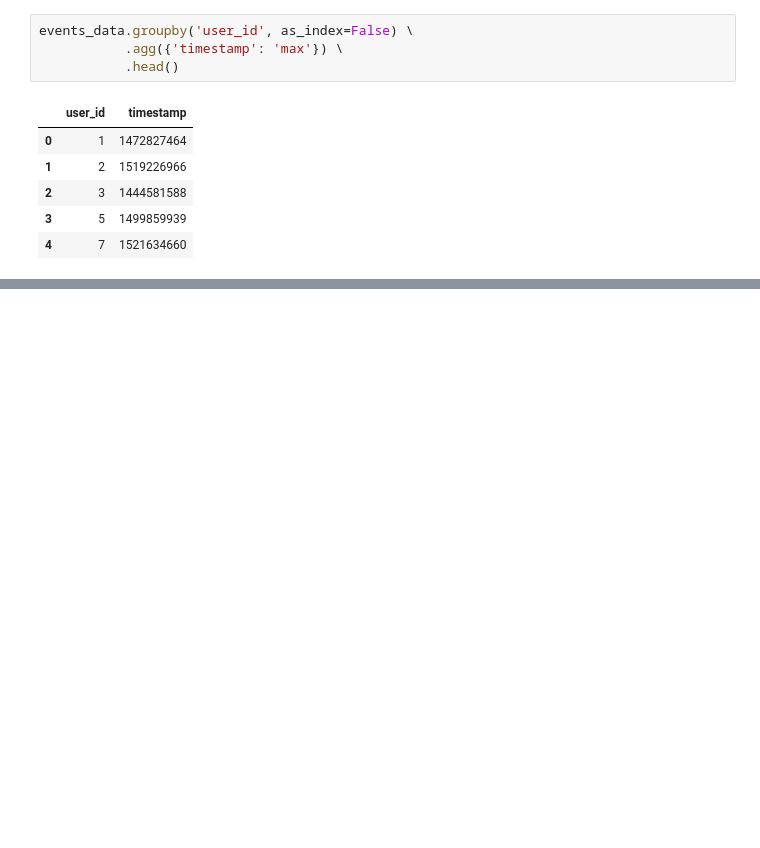
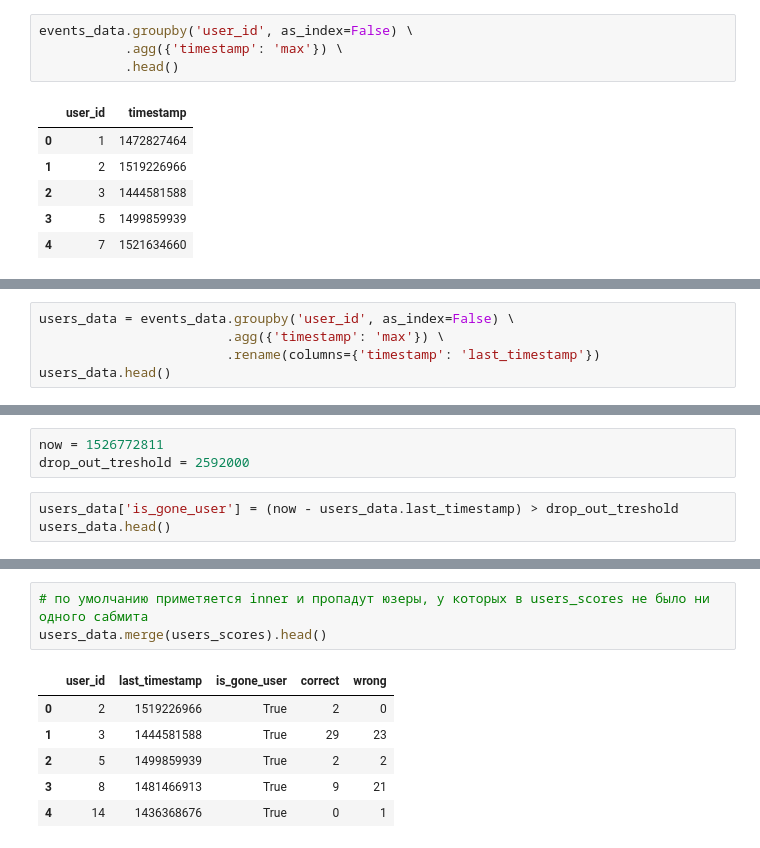
Before and after one commit to MinyaevAndrey/ML-Stepik, a Jupyter notebook: ML_Stepik1.ipynb, the cells around one changed output, grey strips where cells are left out. Drawn from its saved outputs; the diff is of its cells as text; blank space fills up the shorter version.

```diff
--- a/ML_Stepik1.ipynb
+++ b/ML_Stepik1.ipynb
@@ -426,0 +432,5 @@ events_data.groupby('user_id', as_index=False) \
+# %%
+users_data = events_data.groupby('user_id', as_index=False) \
+                        .agg({'timestamp': 'max'}) \
+                        .rename(columns={'timestamp': 'last_timestamp'})
+users_data.head()
@@ -426,0 +444,6 @@ events_data.groupby('user_id', as_index=False) \
+# %%
+now = 1526772811
+drop_out_treshold = 2592000
+# %%
+users_data['is_gone_user'] = (now - users_data.last_timestamp) > drop_out_treshold
+users_data.head()
@@ -426,0 +466,10 @@ events_data.groupby('user_id', as_index=False) \
+# %%
+# по умолчанию приметяется inner и пропадут юзеры, у которых в users_scores не было ни одного сабмита
+users_data.merge(users_scores).head()
+# %% [output]
+|  | user_id | last_timestamp | is_gone_user | correct | wrong |
+| 0 | 2 | 1519226966 | True | 2 | 0 |
+| 1 | 3 | 1444581588 | True | 29 | 23 |
+| 2 | 5 | 1499859939 | True | 2 | 2 |
+| 3 | 8 | 1481466913 | True | 9 | 21 |
+| 4 | 14 | 1436368676 | True | 0 | 1 |
```
Also changed, not shown: parts of 5 cells of this notebook.
